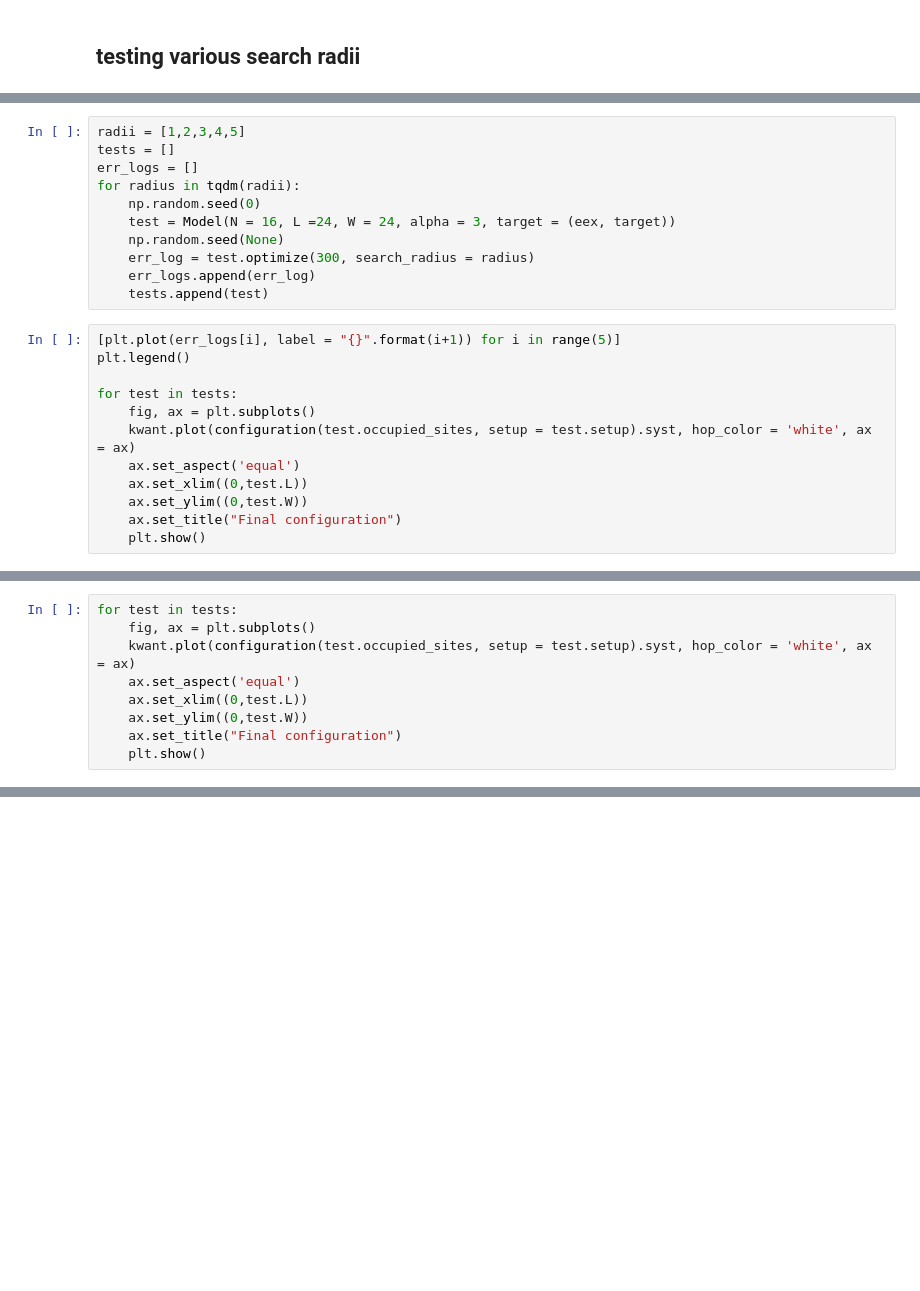
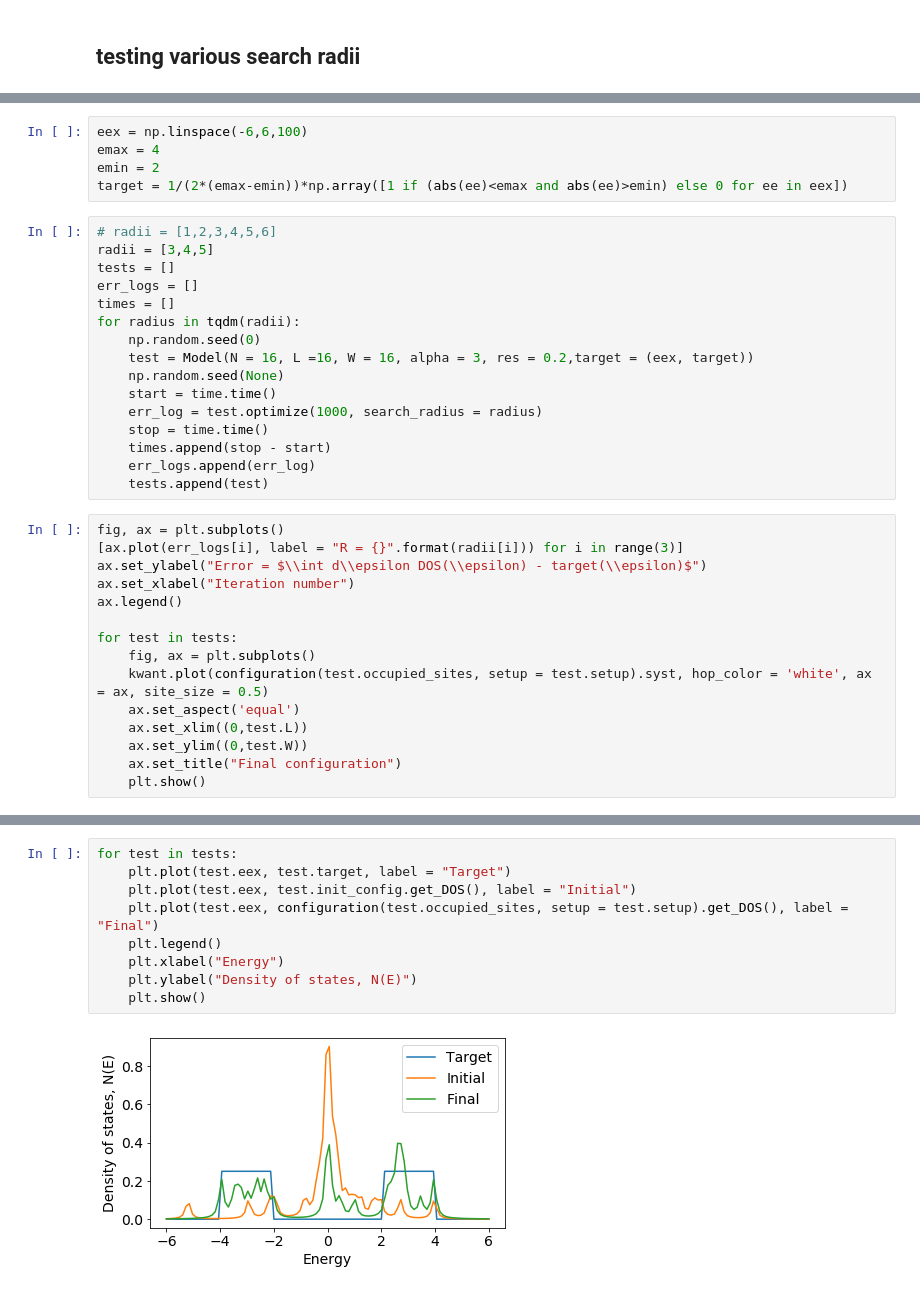
Before and after one commit to gautamra/Adaptive-Quantum-Design, a Jupyter notebook: AQD tight binding.ipynb, the cells around one changed output, grey strips where cells are left out. Cells and saved outputs as stored; diff of their text form; blank space fills up the shorter version.

```diff
--- a/AQD tight binding.ipynb
+++ b/AQD tight binding.ipynb
@@ -161,21 +142,34 @@ target = 1/(2*emax)*np.array([1 if abs(ee)<2 else 0 for ee in eex])
+# %%
+eex = np.linspace(-6,6,100)
+emax = 4
+emin = 2
+target = 1/(2*(emax-emin))*np.array([1 if (abs(ee)<emax and abs(ee)>emin) else 0 for ee in eex])
 # %%
-radii = [1,2,3,4,5]
+# radii = [1,2,3,4,5,6]
+radii = [3,4,5]
 tests = []
 err_logs = []
+times = []
 for radius in tqdm(radii):
     np.random.seed(0)
-    test = Model(N = 16, L =24, W = 24, alpha = 3, target = (eex, target))
+    test = Model(N = 16, L =16, W = 16, alpha = 3, res = 0.2,target = (eex, target))
     np.random.seed(None)
-    err_log = test.optimize(300, search_radius = radius)
+    start = time.time()
+    err_log = test.optimize(1000, search_radius = radius)
+    stop = time.time()
+    times.append(stop - start)
     err_logs.append(err_log)
     tests.append(test)
 # %%
-[plt.plot(err_logs[i], label = "{}".format(i+1)) for i in range(5)]
-plt.legend()
+fig, ax = plt.subplots()
+[ax.plot(err_logs[i], label = "R = {}".format(radii[i])) for i in range(3)]
+ax.set_ylabel("Error = $\\int d\\epsilon DOS(\\epsilon) - target(\\epsilon)$")
+ax.set_xlabel("Iteration number")
+ax.legend()
 
 for test in tests:
     fig, ax = plt.subplots()
-    kwant.plot(configuration(test.occupied_sites, setup = test.setup).syst, hop_color = 'white', ax = ax)
+    kwant.plot(configuration(test.occupied_sites, setup = test.setup).syst, hop_color = 'white', ax = ax, site_size = 0.5)
     ax.set_aspect('equal')
     ax.set_xlim((0,test.L))
     ax.set_ylim((0,test.W))
@@ -197,9 +177,0 @@ plt.legend()
-# %%
-for test in tests:
-    fig, ax = plt.subplots()
-    kwant.plot(configuration(test.occupied_sites, setup = test.setup).syst, hop_color = 'white', ax = ax)
-    ax.set_aspect('equal')
-    ax.set_xlim((0,test.L))
-    ax.set_ylim((0,test.W))
-    ax.set_title("Final configuration")
-    plt.show()
@@ -211,0 +178,11 @@ for test in tests:
+# %%
+for test in tests:
+    plt.plot(test.eex, test.target, label = "Target")
+    plt.plot(test.eex, test.init_config.get_DOS(), label = "Initial")
+    plt.plot(test.eex, configuration(test.occupied_sites, setup = test.setup).get_DOS(), label = "Final")
+    plt.legend()
+    plt.xlabel("Energy")
+    plt.ylabel("Density of states, N(E)")
+    plt.show()
+# %% [output]
+[figure, added]
```
Also changed, not shown: parts of 10 cells of this notebook.
